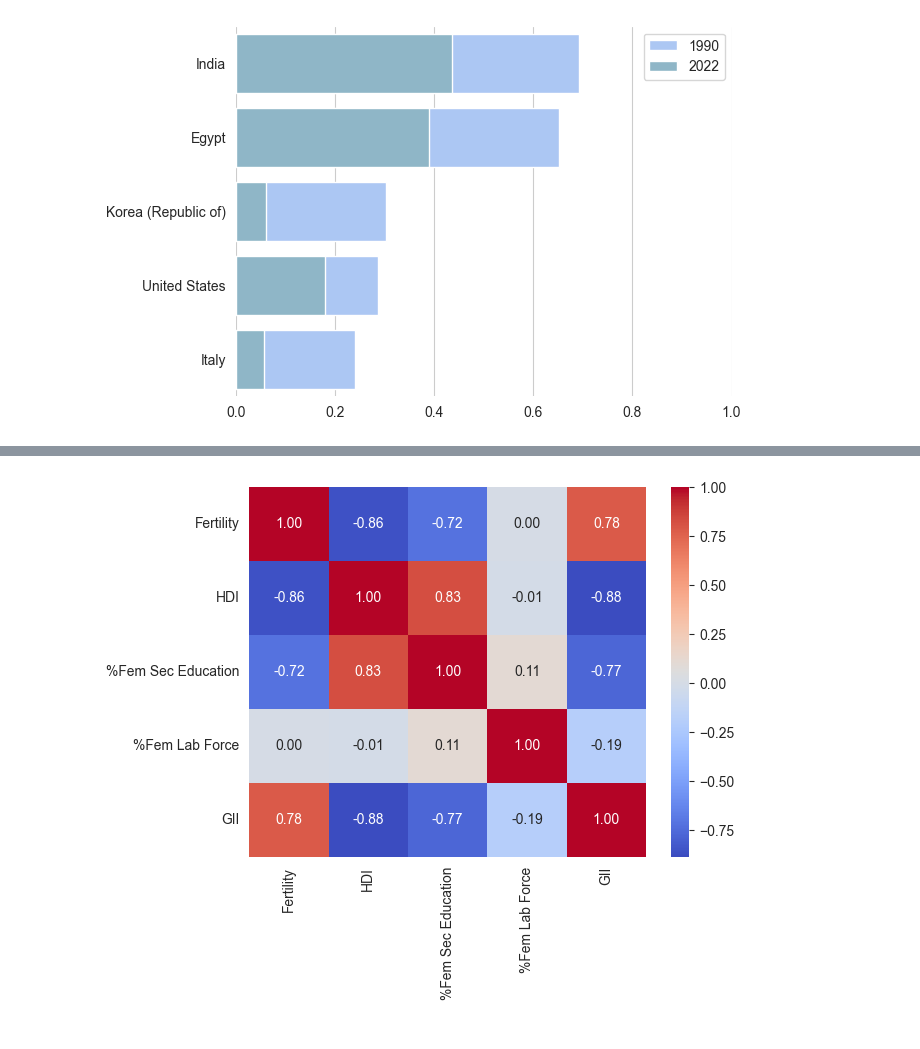
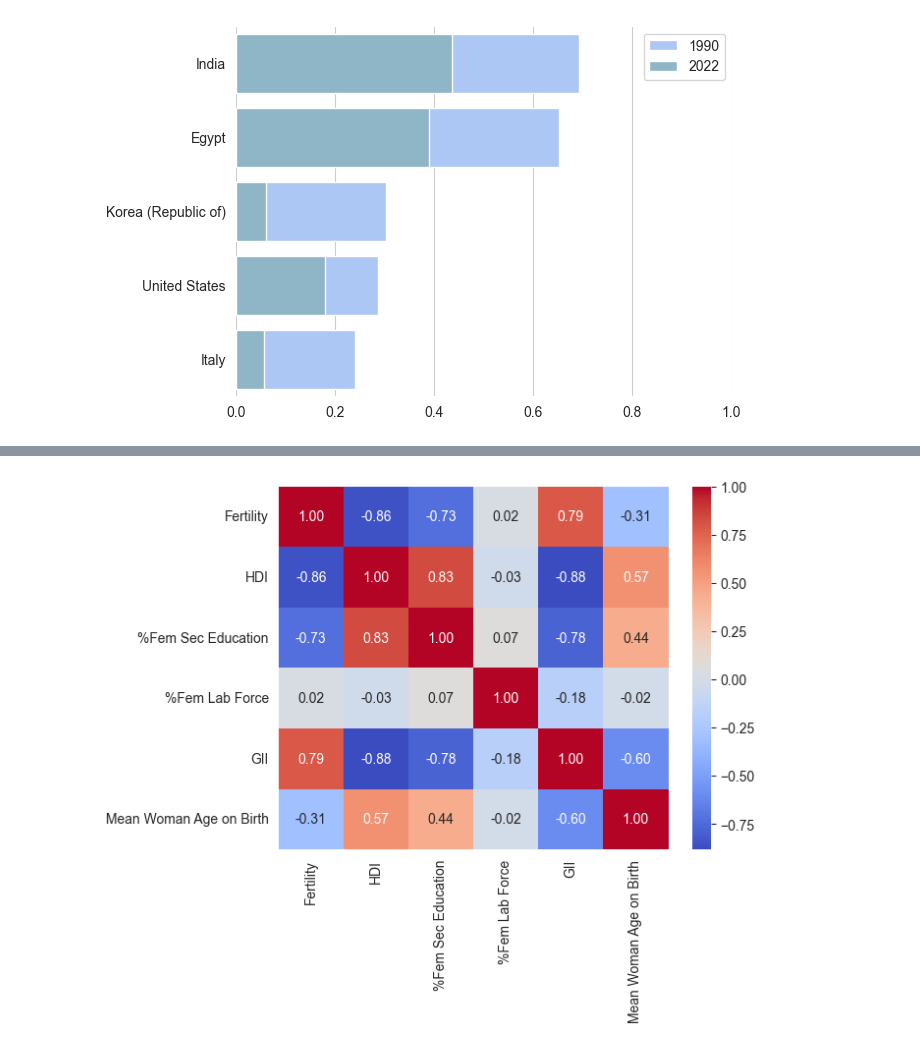
Before and after one commit to ByZeroMatt/SciVis_Project_2024, a Jupyter notebook: src/main/main.ipynb, the cells around one changed output, grey strips where cells are left out. Drawn from its saved outputs; the diff is of its cells as text; code cells hidden in the pictures.

Commit message:
Aggiunto grafico heatmap riguardante età media a figlio per madre, aggiornata heatmap di matrice di correlazione

```diff
--- a/src/main/main.ipynb
+++ b/src/main/main.ipynb
@@ -670,33 +769,35 @@ plt.show()
 # %%
 # TODO: da finire heatmap
-def convert_to_integer(x):
-    return int(x)
 
 df1 = fertility_ds
 df1 = df1.rename(columns={'Country or Area': 'Country'})
 df2 = hdi_10years
 df2 = df2.rename(columns={'Year': 'Year(s)'})
 df2['Year(s)'] = df2['Year(s)'].apply(convert_to_integer)
 df2['Value'] = df2['Value'].apply(convert_to_float)
 df3 = gii[gii['indicator'] == 'Population with at least some secondary education, female (% ages 25 and older)']
 df3 = df3.rename(columns={'country': 'Country', 'year': 'Year(s)', 'value': '%Fem Sec Education'})
 df4 = gii[gii['indicator'] == 'Labour force participation rate, female (% ages 15 and older)']
 df4 = df4.rename(columns={'country': 'Country', 'year': 'Year(s)', 'value': '%Fem Lab Force'})
 df5 = gii[gii['indicator'] == 'Gender Inequality Index (value)']
 df5 = df5.rename(columns={'country': 'Country', 'year': 'Year(s)', 'value': 'GII'})
+df6 = pd.read_csv('../../resources/mother_age_years.csv', sep=';').rename(columns={'Year': 'Year(s)'})
+df6['AVG'] = df6['AVG'].apply(convert_to_float)
 
 merged_data = pd.merge(df1, df2, on=['Country', 'Year(s)'])
 merged_data = pd.merge(merged_data, df3, on=['Country', 'Year(s)'])
 merged_data = pd.merge(merged_data, df4, on=['Country', 'Year(s)'])
 merged_data = pd.merge(merged_data, df5, on=['Country', 'Year(s)'])
 merged_data = merged_data.rename(columns={'Value_x': 'Fertility', 'Value_y': 'HDI'})
+merged_data = pd.merge(merged_data, df6, on=['Country', 'Year(s)'])
+merged_data = merged_data.rename(columns={'AVG': 'Mean Woman Age on Birth'})
 
-correlation_matrix = merged_data[['Fertility', 'HDI', '%Fem Sec Education', '%Fem Lab Force', 'GII']].corr()
+correlation_matrix = merged_data[['Fertility', 'HDI', '%Fem Sec Education', '%Fem Lab Force', 'GII', 'Mean Woman Age on Birth']].corr()
 
 sns.heatmap(correlation_matrix, annot=True, cmap='coolwarm', robust=True, fmt='.2f')
 plt.show()
 # %% [output]
-[figure, old version]
+[figure, new version]
 # %%
 merged_data
 # %% [output]
```
Also changed, not shown: parts of 6 cells of this notebook, 2 other files.
